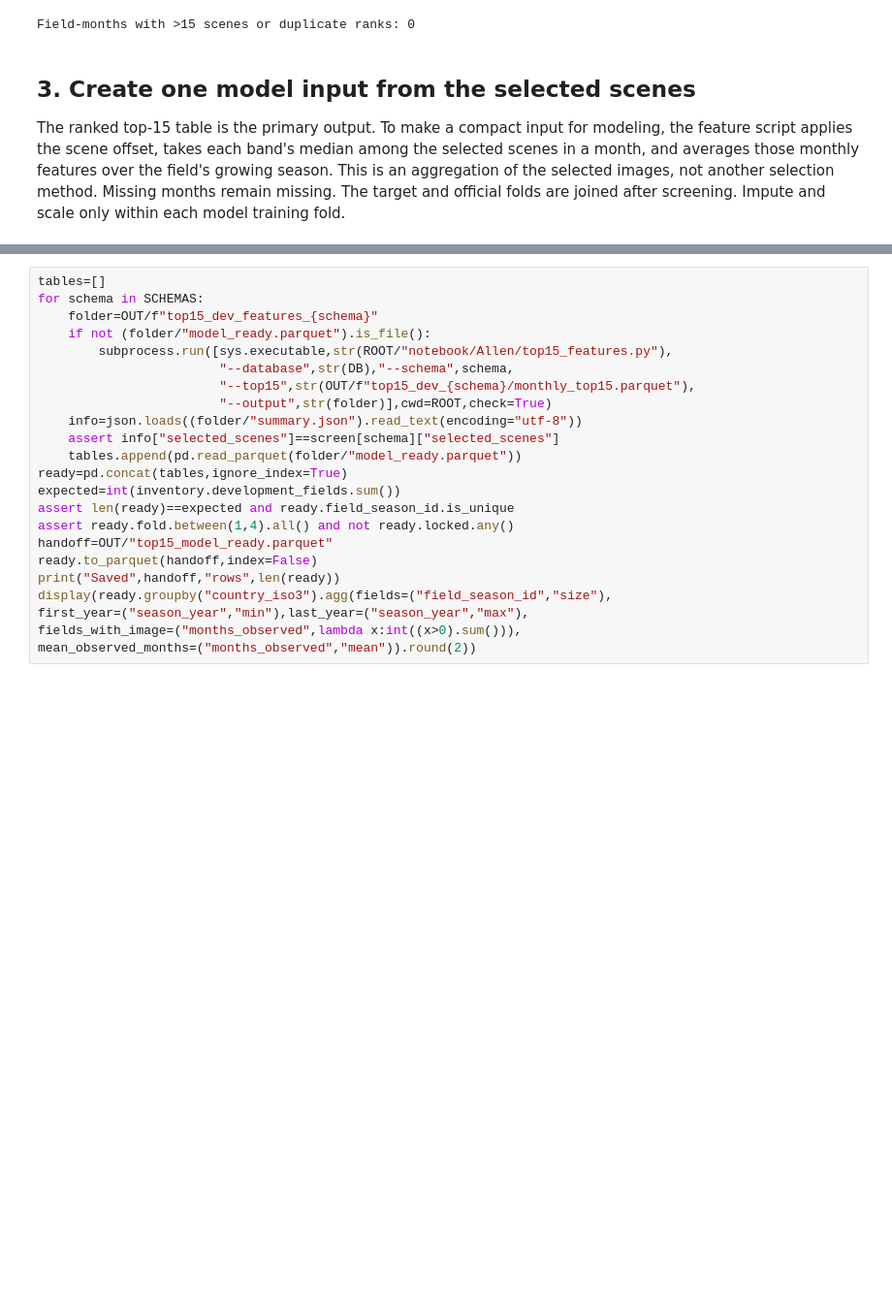
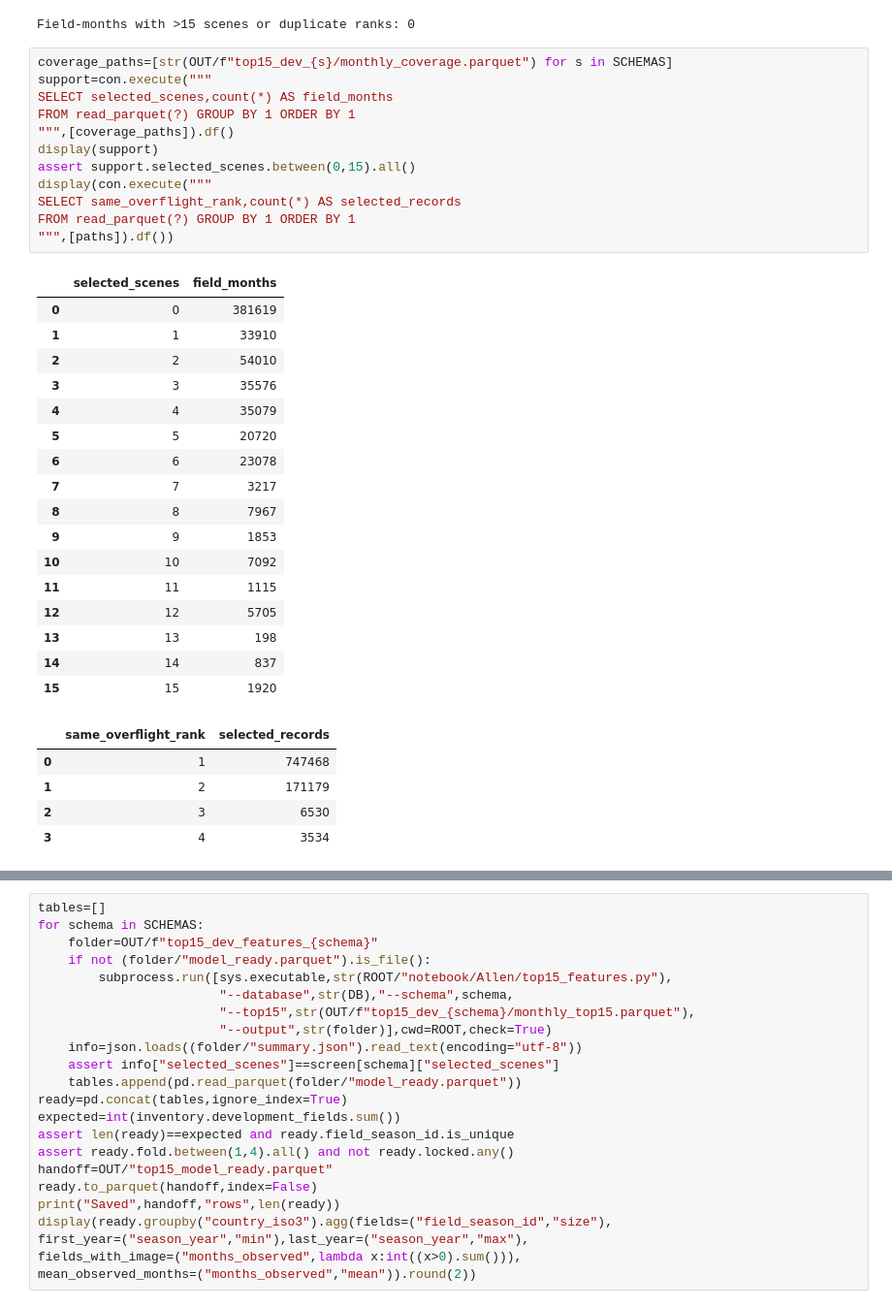
Before and after one commit to JinZida/DSC291DSSD, a Jupyter notebook: notebook/Allen/top15_cleaning.ipynb, the cells around one changed output, grey strips where cells are left out. Shown at 97% size. Drawn from its saved outputs; the diff is of its cells as text; blank space fills up the shorter version.

Commit message:
Explain and illustrate top-15 screening in Allen notebook

```diff
--- a/notebook/Allen/top15_cleaning.ipynb
+++ b/notebook/Allen/top15_cleaning.ipynb
@@ -97,7 +272,38 @@ print("Field-months with >15 scenes or duplicate ranks:",violations)
 | 6 | ZMB | 66262 | 1033 | 15 |
 | 7 | ZWE | 316415 | 3645 | 15 |
 Field-months with >15 scenes or duplicate ranks: 0
-# %% [markdown]
-## 3. Create one model input from the selected scenes
-
-The ranked top-15 table is the primary output. To make a compact input for modeling, the feature script applies the scene offset, takes each band's median among the selected scenes in a month, and averages those monthly features over the field's growing season. This is an aggregation of the selected images, not another selection method. Missing months remain missing. The target and official folds are joined after screening. Impute and scale only within each model training fold.
+# %%
+coverage_paths=[str(OUT/f"top15_dev_{s}/monthly_coverage.parquet") for s in SCHEMAS]
+support=con.execute("""
+SELECT selected_scenes,count(*) AS field_months
+FROM read_parquet(?) GROUP BY 1 ORDER BY 1
+""",[coverage_paths]).df()
+display(support)
+assert support.selected_scenes.between(0,15).all()
+display(con.execute("""
+SELECT same_overflight_rank,count(*) AS selected_records
+FROM read_parquet(?) GROUP BY 1 ORDER BY 1
+""",[paths]).df())
+# %% [output]
+|  | selected_scenes | field_months |
+| 0 | 0 | 381619 |
+| 1 | 1 | 33910 |
+| 2 | 2 | 54010 |
+| 3 | 3 | 35576 |
+| 4 | 4 | 35079 |
+| 5 | 5 | 20720 |
+| 6 | 6 | 23078 |
+| 7 | 7 | 3217 |
+| 8 | 8 | 7967 |
+| 9 | 9 | 1853 |
+| 10 | 10 | 7092 |
+| 11 | 11 | 1115 |
+| 12 | 12 | 5705 |
+| 13 | 13 | 198 |
+| 14 | 14 | 837 |
+| 15 | 15 | 1920 |
+|  | same_overflight_rank | selected_records |
+| 0 | 1 | 747468 |
+| 1 | 2 | 171179 |
+| 2 | 3 | 6530 |
+| 3 | 4 | 3534 |
```
Also changed, not shown: parts of 17 cells of this notebook, 2 other files.
